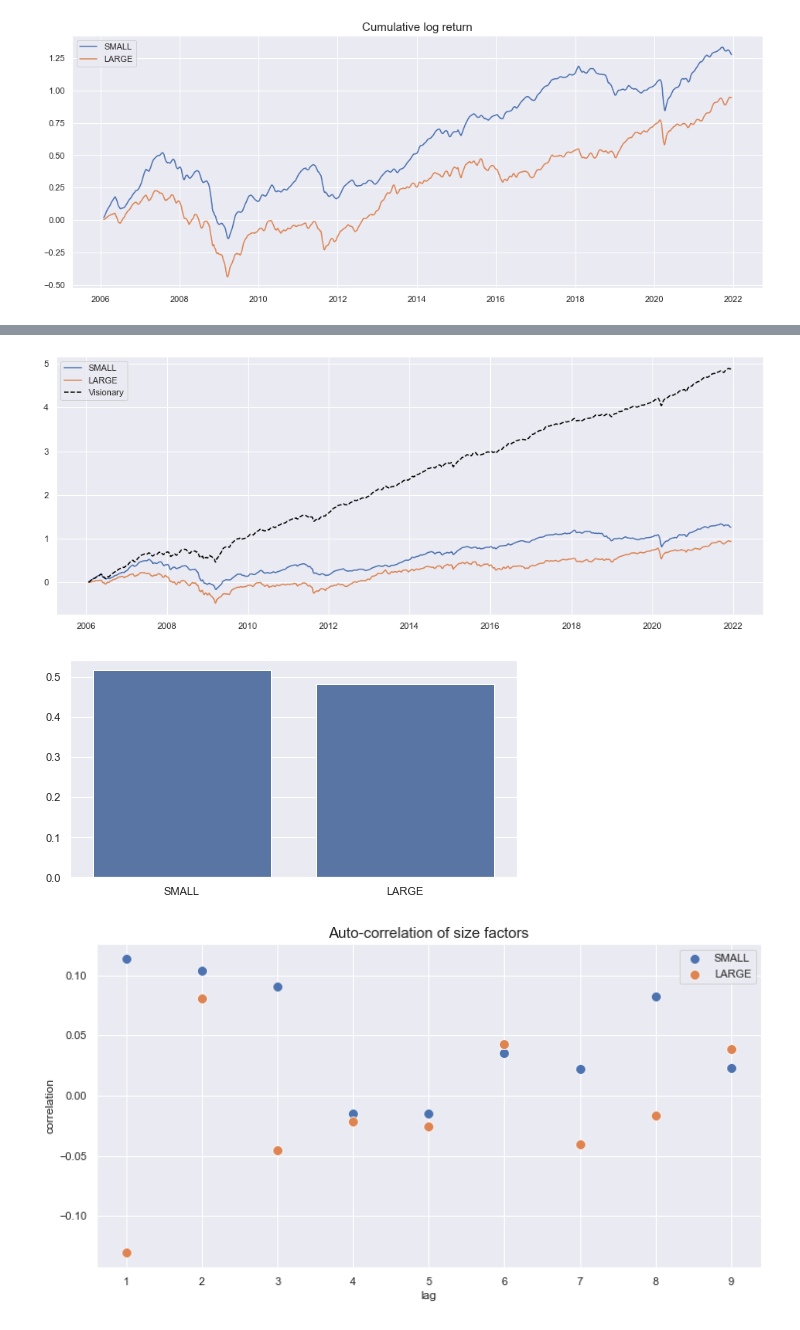
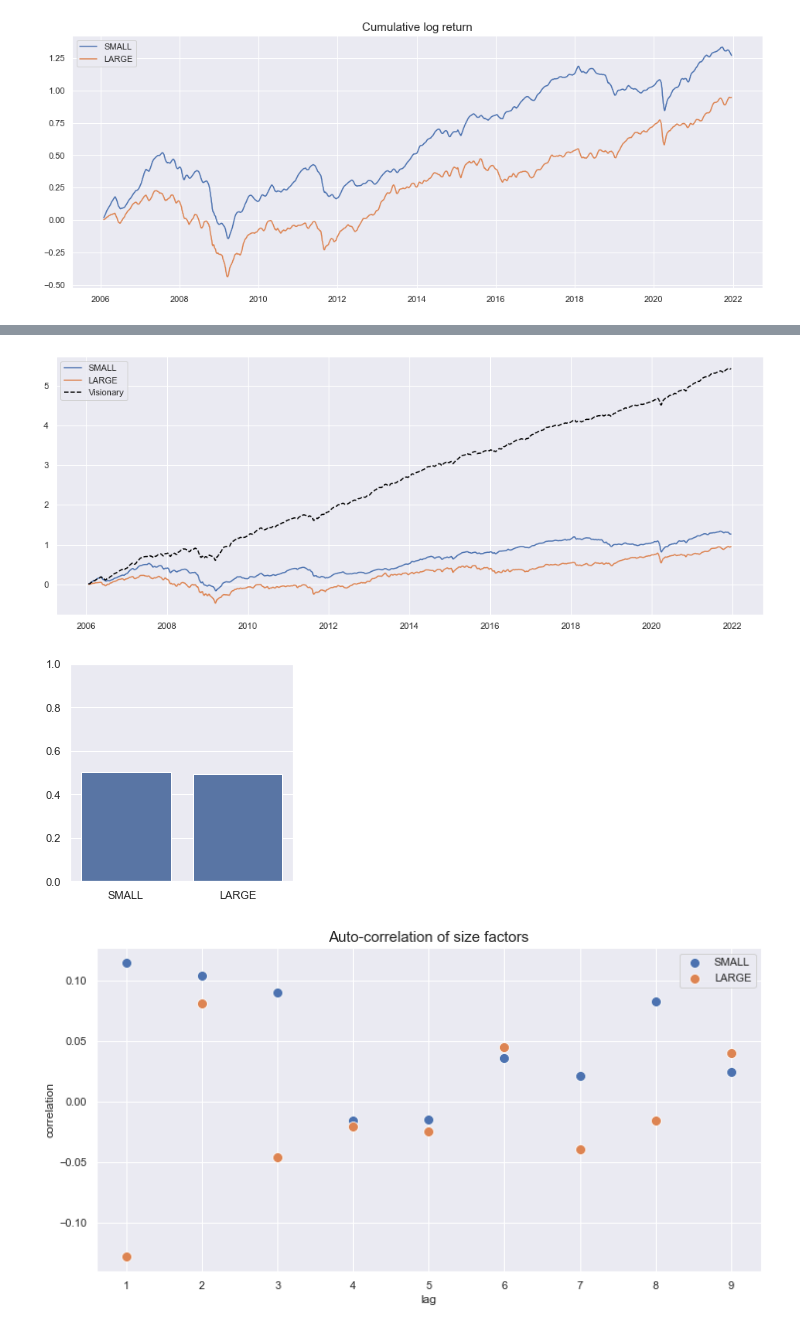
Before and after one commit to lacoupe/BCVS, a Jupyter notebook: SW/size/pre-processing.ipynb, the cells around one changed output, grey strips where cells are left out. Drawn from its saved outputs; the diff is of its cells as text; code cells hidden in the pictures.

```diff
--- a/SW/size/pre-processing.ipynb
+++ b/SW/size/pre-processing.ipynb
@@ -28,3 +19,7 @@ daily_returns = target_prices.pct_change()
+# %%
+target_prices = data[['SMALL', 'LARGE']].fillna('ffill').shift(1).dropna()
+bench_price = data['SPI'].fillna('ffill').shift(1).dropna()
+features = data[data.columns[1:]].fillna('ffill').shift(1).dropna()
 # %%
 fig, ax = plt.subplots(figsize=(16,6))
 data_plot = np.log((target_prices.pct_change() + 1).cumprod().rolling(20).mean())
@@ -58,6 +53,6 @@ data_stats.round(2)
 # %%
-returns = target_prices.pct_change().shift(1).resample('W-FRI').agg(lambda x: (x + 1).prod() - 1)
-best_pred = returns.rank(axis=1).replace({1: 0., 2: 1.}).shift(-1)
+weekly_returns = target_prices.resample('W-FRI').apply(lambda x: np.log(x[-1] / x[0]) / len(x))
+best_pred = weekly_returns.rank(axis=1).replace({1: 0., 2: 1.}).shift(-1)
 # %%
 daily_returns = target_prices.pct_change()
 
@@ -69,18 +64,19 @@ sns.lineplot(data=best_perf, color='black', linestyle='--', label='Visionary')
 plt.legend()
 plt.show()
 # %% [output]
-[figure, old version]
+[figure, new version]
 # %%
 L = len(best_pred)
 df_results = (best_pred.sum(axis=0) / L).rename('Best_prediction')
 df_results = df_results.reset_index()
 df_results = df_results.melt(id_vars='index', var_name='strategie', value_name='frequence')
 
-fig, ax = plt.subplots(figsize=(8,4))
+fig, ax = plt.subplots(figsize=(4,4))
 sns.barplot(data=df_results, x='index', y='frequence', hue='strategie')
 ax.get_legend().remove()
 ax.set_xlabel(None)
 ax.set_ylabel(None)
+plt.ylim(0, 1)
 plt.show()
 # %% [output]
-[figure, old version]
+[figure, new version]
```
Also changed, not shown: parts of 23 cells of this notebook, 7 other files.
